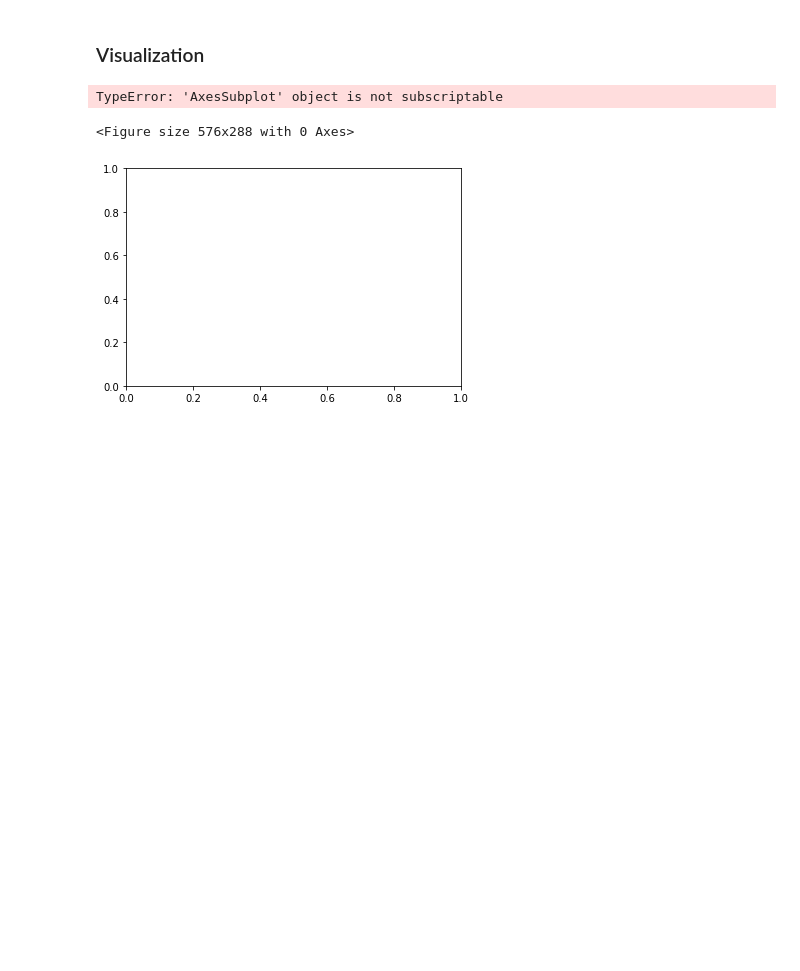
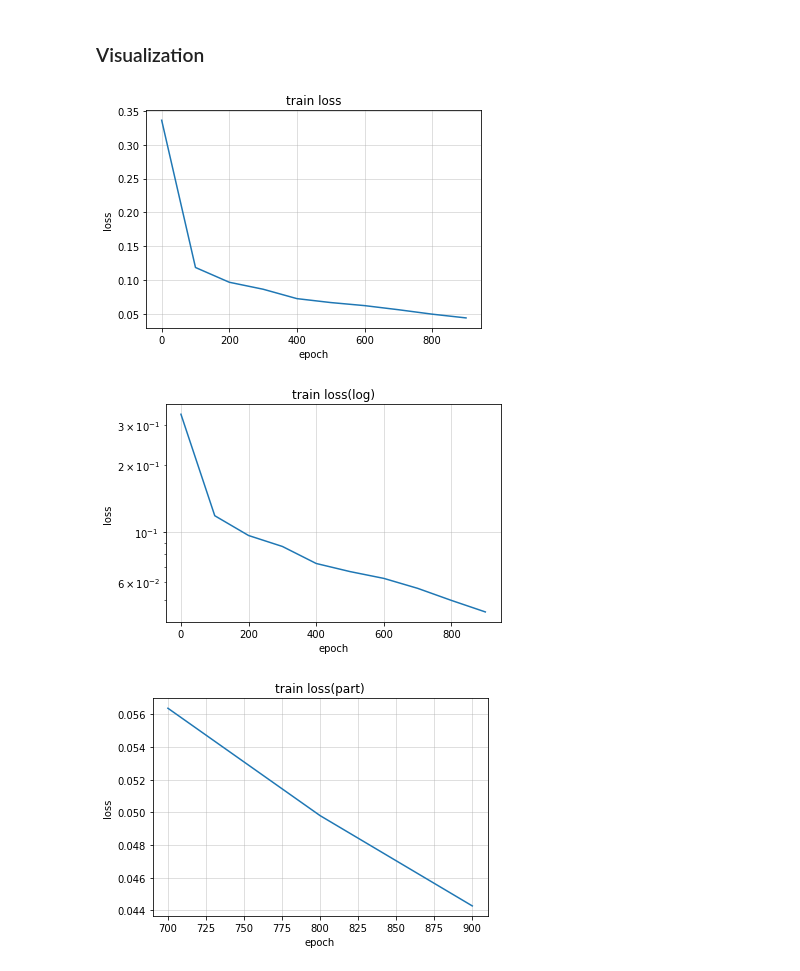
Before and after one commit to caizihuahua/Reading_Material, a Jupyter notebook: burgers.ipynb, the cells around one changed output. Saved outputs shown, nothing was run; the diff lists cells and outputs as text; code cells hidden in the pictures; blank space fills up the shorter version.

```diff
--- a/burgers.ipynb
+++ b/burgers.ipynb
@@ -242,6 +227,6 @@ Non-trainable params: 0
 _________________________________________________________________
          summary      : None
 # %%
-pinn.train(epoch,tol)
+pinn.train(epoch=1000,tol=1e-8)
 # %% [output]
 >>>>> training setting;
@@ -265,10 +250,8 @@ ep: 500, loss: 6.694e-02, elps: 2.454
 ### Visualization
 # %%
 def plot_loss(x,y,title,savepath="./pics"):
-    # plt.subplots_adjust(left=None, bottom=None, right=None, top=None, wspace=None, hspace=1)
     # plt.figure(figsize=(8,4))
     fig1,ax1 = plt.subplots(1)
-    strt = int(len(x)*0.7)
     ax1.plot(x,y)
     ax1.grid(alpha=0.5)
     ax1.set_ylabel("loss")
@@ -279,19 +262,18 @@ def plot_loss(x,y,title,savepath="./pics"):
     fig2,ax2 = plt.subplots(1)
     ax2.plot(x,y)
     ax2.grid(alpha=0.5)
-    ax2.set_yscale("log")
     ax2.set_ylabel("loss")
     ax2.set_xlabel("epoch")
-    ax1.set_title("train loss(log)")
+    ax2.set_title("train loss(log)")
 
     # plt.figure(figsize=(8,4))
-    fig,ax = plt.subplots(1,3)
+    fig3,ax3 = plt.subplots(1)
     strt = int(len(x)*0.7)
     ax3.plot(x[strt:],y[strt:])
     ax3.grid(alpha=0.5)
     ax3.set_xlabel("epoch")
     ax3.set_ylabel("loss")
-    ax3.set_xlabel("epoch")
+    ax2.set_yscale("log")
     ax3.set_title("train loss(part)")
 
     if not os.path.exists(savepath):
@@ -299,12 +281,9 @@ def plot_loss(x,y,title,savepath="./pics"):
     fig1.savefig(savepath+"/"+title)
     fig2.savefig(savepath+"/"+title+"(log)")
     fig3.savefig(savepath+"/"+title+"(part")
-
-x=[1,2,3,4,5,6,7]
-y=[100,200,5,4,3,2,1]
-
-plot_loss(pinn.ep_log,pinn.loss_log,"nothing")
-# %% [output]
-TypeError: 'AxesSubplot' object is not subscriptable
-<Figure size 576x288 with 0 Axes>
-[figure, removed]
+# %%
+plot_loss(pinn.ep_log,pinn.loss_log,"loss")
+# %% [output]
+[figure, added]
+[figure, added]
+[figure, added]
```
Also changed, not shown: parts of 7 cells of this notebook, 5 other files.
